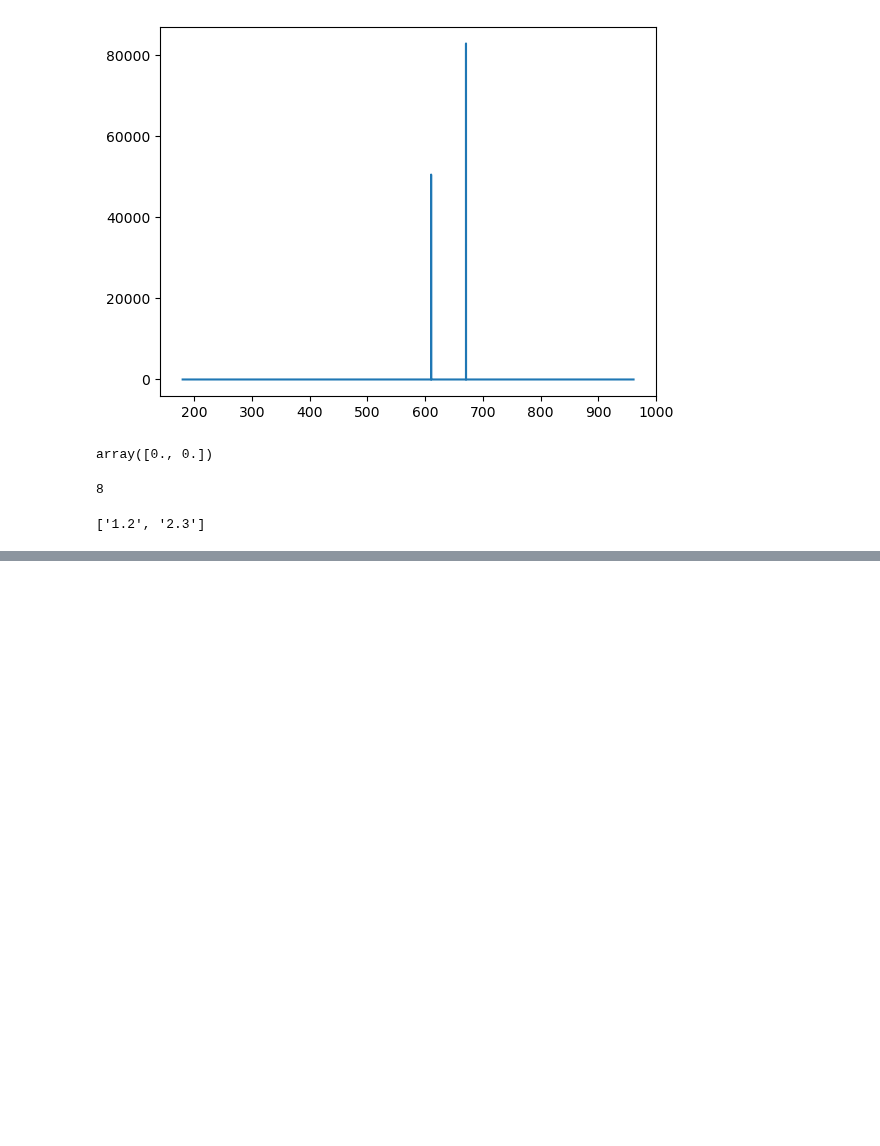
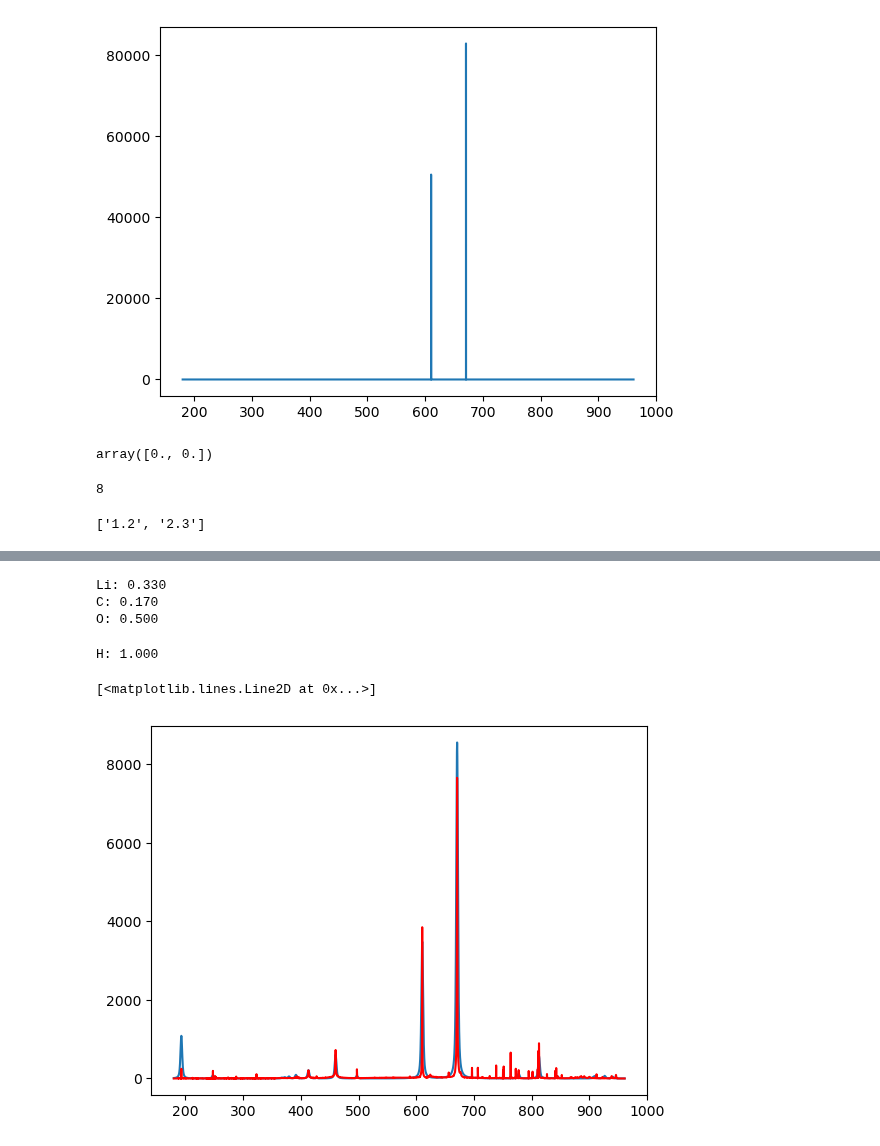
Before and after one commit to MWhitta/phaseMAP, a Jupyter notebook: peakFit.ipynb, the cells around one changed output, grey strips where cells are left out. Cells and saved outputs as stored; diff of their text form; code cells hidden in the pictures; blank space fills up the shorter version.

Commit message:
key atomic line fitting method

```diff
--- a/peakFit.ipynb
+++ b/peakFit.ipynb
@@ -614,0 +732,14 @@ fig.show()
+# %%
+#check weights found
+fit_wts = fit_wts / np.sum(fit_wts)
+fit_wts[fit_wts < 0.01] = 0
+fit_wts = fit_wts / np.sum(fit_wts)
+i=0
+for el in avail_elem:
+    if fit_wts[i] > 0:
+        print(f'{avail_elem[i]}: {fit_wts[i]:.3f}')
+    i += 1
+# %% [output]
+Li: 0.330
+C: 0.170
+O: 0.500
@@ -614,0 +782,19 @@ fig.show()
+# %%
+#check weights found
+fit_wts = fit_wts / np.sum(fit_wts)
+fit_wts[fit_wts < 0.01] = 0
+fit_wts = fit_wts / np.sum(fit_wts)
+i=0
+for el in avail_elem:
+    if fit_wts[i] > 0:
+        print(f'{avail_elem[i]}: {fit_wts[i]:.3f}')
+    i += 1
+# %% [output]
+H: 1.000
+# %%
+#experimental vs synthetic li2co3
+plt.plot(li2co3_wave, li2co3_spec)
+plt.plot(libs_wave, libs_intens, color='red')
+# %% [output]
+[<matplotlib.lines.Line2D at 0x...>]
+[figure, added]
```
Also changed, not shown: parts of 27 cells of this notebook.
